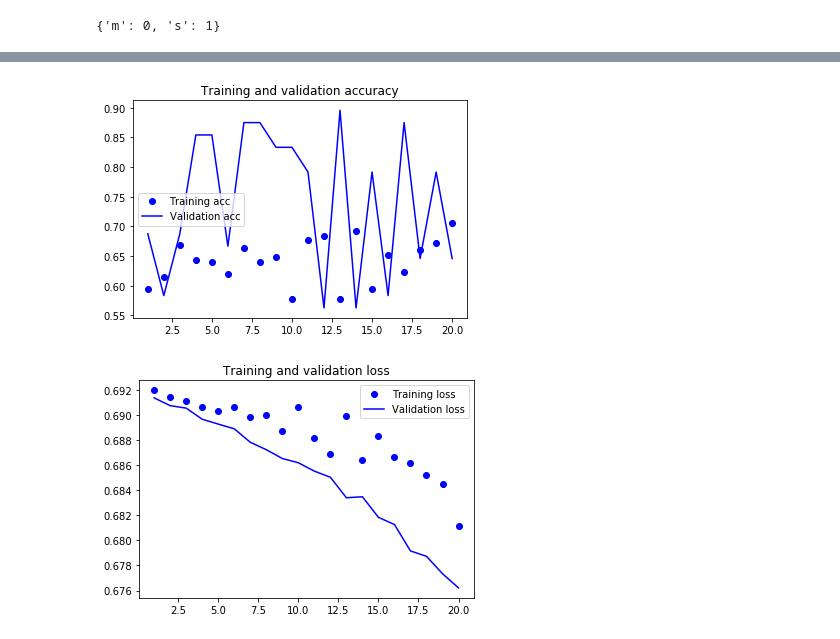
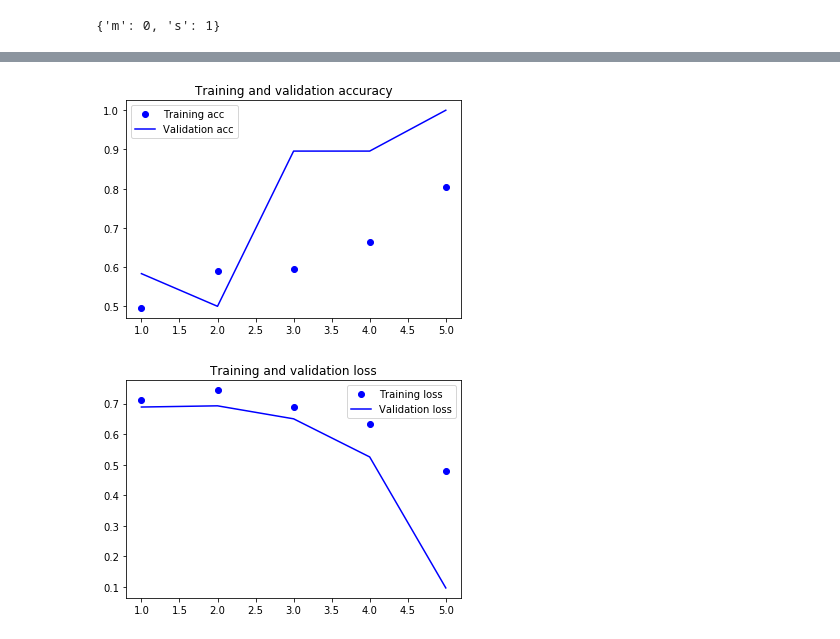
Before and after one commit to lovelydett/ReconfigurativeRobots-SmartBrabbing, a Jupyter notebook: code/notebooks/recognize.ipynb, the cells around one changed output, grey strips where cells are left out. Drawn from its saved outputs; the diff is of its cells as text; code cells hidden in the pictures.

```diff
--- a/code/notebooks/recognize.ipynb
+++ b/code/notebooks/recognize.ipynb
@@ -12,22 +10,23 @@ import keras
 # %%
-#VGG16 : 太容易过拟合 先不用
+# VGG16 : 太容易过拟合 先不用
 # top_model = Sequential()
 # top_model.add(Flatten(input_shape=vgg16_model.output_shape[1:]))
 # top_model.add(Dense(256,activation='relu'))
 # top_model.add(Dropout(0.5))
 # top_model.add(Dense(2,activation='softmax'))
 # model = Sequential()
+# vgg16_model = VGG16(weights='imagenet',include_top=False, input_shape=(256,256,3))
 # model.add(vgg16_model)
 # model.add(top_model)
 
 #3层卷积
-imgSize = 512  #图片是512*512
+imgSize = 800  #图片尺寸
 imgChan = 3    #3通道
 kernelInit = 'uniform'  #卷积核初始化方式
 nHiddenUnits = 50
-maxpoolSize = (2,2)
+maxpoolSize = (4,4)
 nFilters = 130 #130 before
-kernelSize = (2,2)
+kernelSize = (4,4)
 inputStrides = 1
 costFunction = 'categorical_crossentropy' #代价函数:不同于损失函数，代价函数在整个训练集上计算
 early_stop_delta = 0.01 # 0.01 change or above is considered improvement
@@ -36,7 +35,7 @@ early_stop_patience = 10
 model=Sequential()
 
 model.add(Conv2D(filters=nFilters, kernel_size = kernelSize ,strides= inputStrides,
-                 input_shape=(512,512,3),kernel_initializer= kernelInit))
+                 input_shape=(imgSize,imgSize,3),kernel_initializer= kernelInit))
 model.add(Activation('relu'))
 
 
@@ -58,8 +57,8 @@ model.add(MaxPooling2D(pool_size=maxpoolSize))
 model.add(Flatten())
 model.add(Dense(nHiddenUnits))
 model.add(Activation('relu'))
-model.add(Dense(2))
-model.add(Activation('softmax'))
+model.add(Dense(1))
+model.add(Activation('sigmoid'))
 
 earlyStopping = keras.callbacks.EarlyStopping(monitor='val_loss', min_delta=early_stop_delta, patience=early_stop_patience, verbose=2, mode='auto')
 
@@ -101,12 +100,13 @@ test_datagen = ImageDataGenerator(
 validation_datagen = ImageDataGenerator(
     rescale = 1/255,)
 # %%
-batch_size = 10
+batch_size = 5
 # 生成训练数据
 train_generator = train_datagen.flow_from_directory(
     '../../data/imgProcessed/training',
     target_size=(imgSize,imgSize),
     batch_size=batch_size,
+    class_mode='binary',
     )
 
 # 测试数据
@@ -114,6 +114,7 @@ test_generator = test_datagen.flow_from_directory(
     '../../data/imgProcessed/test',
     target_size=(imgSize,imgSize),
     batch_size=batch_size,
+    class_mode='binary',
     )
 
 #验证集
@@ -121,6 +122,7 @@ validation_generator = validation_datagen.flow_from_directory(
     '../../data/imgProcessed/validation',
     target_size=(imgSize,imgSize),
     batch_size=batch_size,
+    class_mode='binary',
     )
 # %% [output]
 Found 244 images belonging to 2 classes.
@@ -131,6 +133,7 @@ train_generator.class_indices
 # %% [output]
 {'m': 0, 's': 1}
 # %%
-model.compile(optimizer=SGD(lr=1e-4,momentum=0.9),loss=costFunction,metrics=['accuracy'])
+#model.compile(optimizer=SGD(lr=1e-4,momentum=0.9),loss=costFunction,metrics=['categorical_accuracy'])
+model.compile(optimizer=Adam(lr=0.001, beta_1=0.9, beta_2=0.999, epsilon=1e-08),loss="binary_crossentropy",metrics=['binary_accuracy'])
 model.summary()
 # %% [output]
@@ -153,5 +156,5 @@ Non-trainable params: 0
 _________________________________________________________________
 # %%
 from PIL import Image
-history = model.fit_generator(train_generator,steps_per_epoch=len(train_generator),epochs=20,validation_data=validation_generator,validation_steps=len(validation_generator))
+history = model.fit_generator(train_generator,steps_per_epoch=len(train_generator),epochs=5,validation_data=validation_generator,validation_steps=len(validation_generator))
 # %% [output]
@@ -177,31 +173,31 @@ model.save("../../model/Conv3_512.h5")
 # %%
 #画出结果
 import matplotlib.pyplot as plt
 
 #查看变量，发现history.history中就只有这四个值，分别是准确度，验证集准确度，损失，验证集损失
-acc = history.history['acc']
-val_acc = history.history['val_acc']
+acc = history.history['binary_accuracy']
+val_acc = history.history['val_binary_accuracy']
 loss = history.history['loss']
 val_loss = history.history['val_loss']
 epochs = range(1, len(acc) + 1)
 
 #画两个图，分别是正确率和验证损失率
 #正确率
 plt.figure(1)
 plt.plot(epochs, acc, 'bo', label='Training acc')
 plt.plot(epochs, val_acc, 'b', label='Validation acc')
 plt.title('Training and validation accuracy')
 plt.legend()
 plt.savefig('acc.png')
 plt.show()
 #损失
 plt.figure(2)
 plt.plot(epochs, loss, 'bo', label='Training loss')
 plt.plot(epochs, val_loss, 'b', label='Validation loss')
 plt.title('Training and validation loss')
 plt.legend()
 plt.savefig('loss.png')
 plt.show()
 # %% [output]
-[figure, old version]
+[figure, new version]
-[figure, old version]
+[figure, new version]
```
Also changed, not shown: parts of 6 cells of this notebook, 5 other files.
